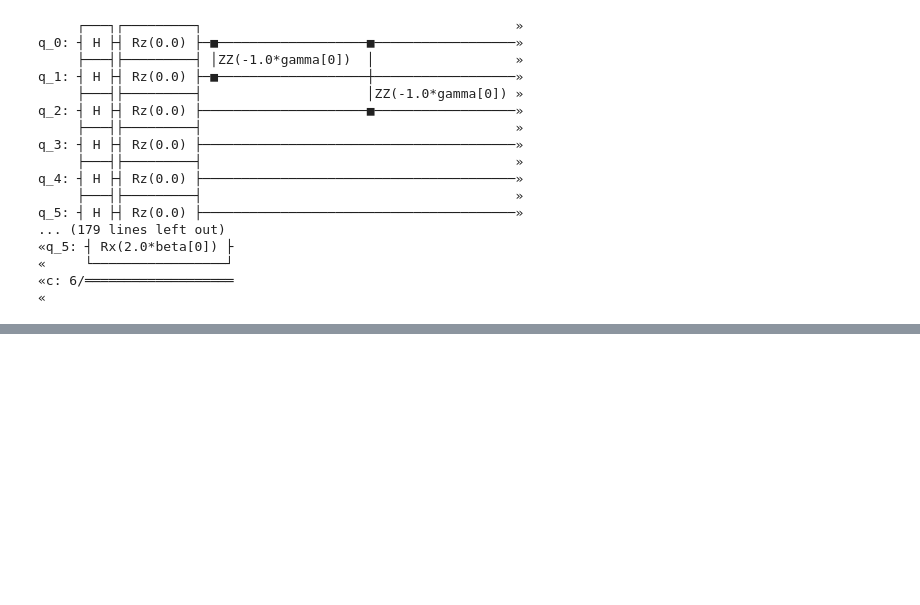
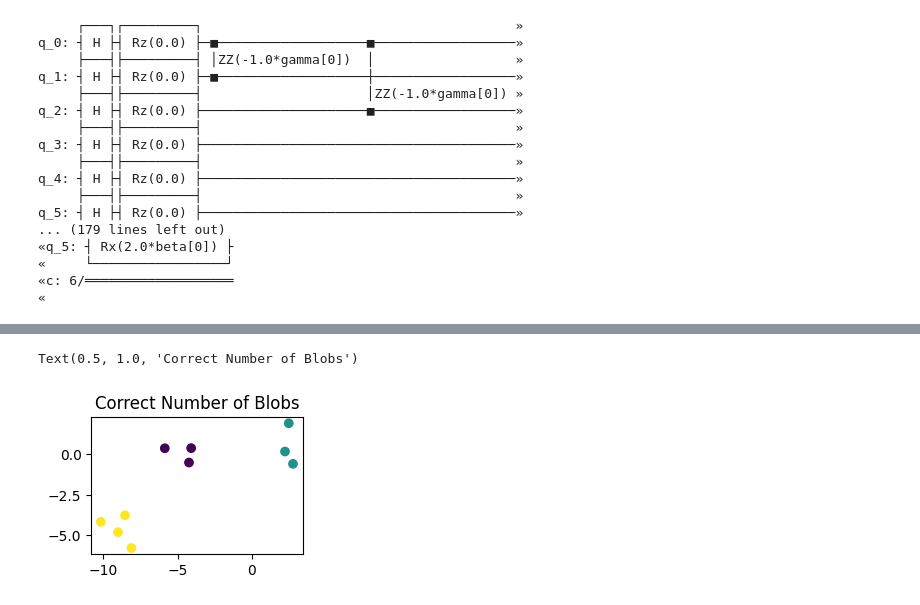
Before and after one commit to prabh27/Quantum-K-means, a Jupyter notebook: Quantum K-means.ipynb, the cells around one changed output, grey strips where cells are left out. Saved outputs shown, nothing was run; the diff lists cells and outputs as text; code cells hidden in the pictures; blank space fills up the shorter version.

```diff
--- a/Quantum K-means.ipynb
+++ b/Quantum K-means.ipynb
@@ -268,0 +338,8 @@ status: SUCCESS
+# %%
+y_pred = KMeans(n_clusters=3, random_state=random_state).fit_predict(X)
+plt.subplot(221)
+plt.scatter(X[:, 0], X[:, 1], c=y_pred)
+plt.title("Correct Number of Blobs")
+# %% [output]
+Text(0.5, 1.0, 'Correct Number of Blobs')
+[figure, added]
```
Also changed, not shown: parts of 21 cells of this notebook.
